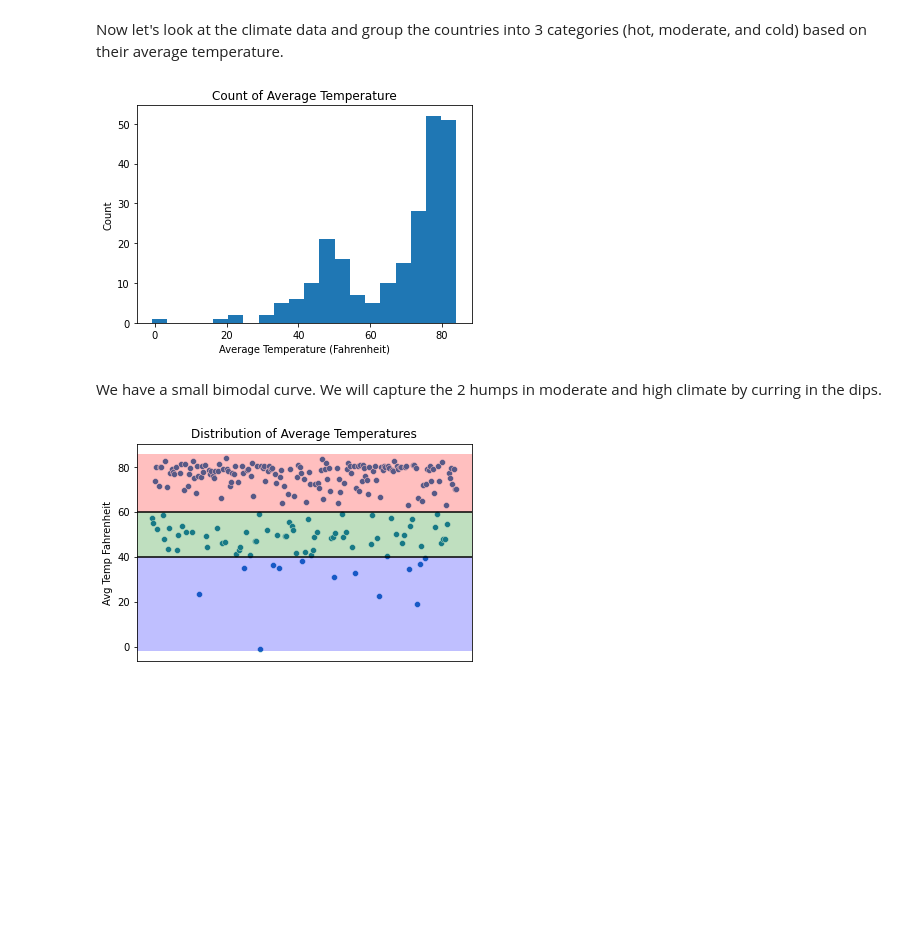
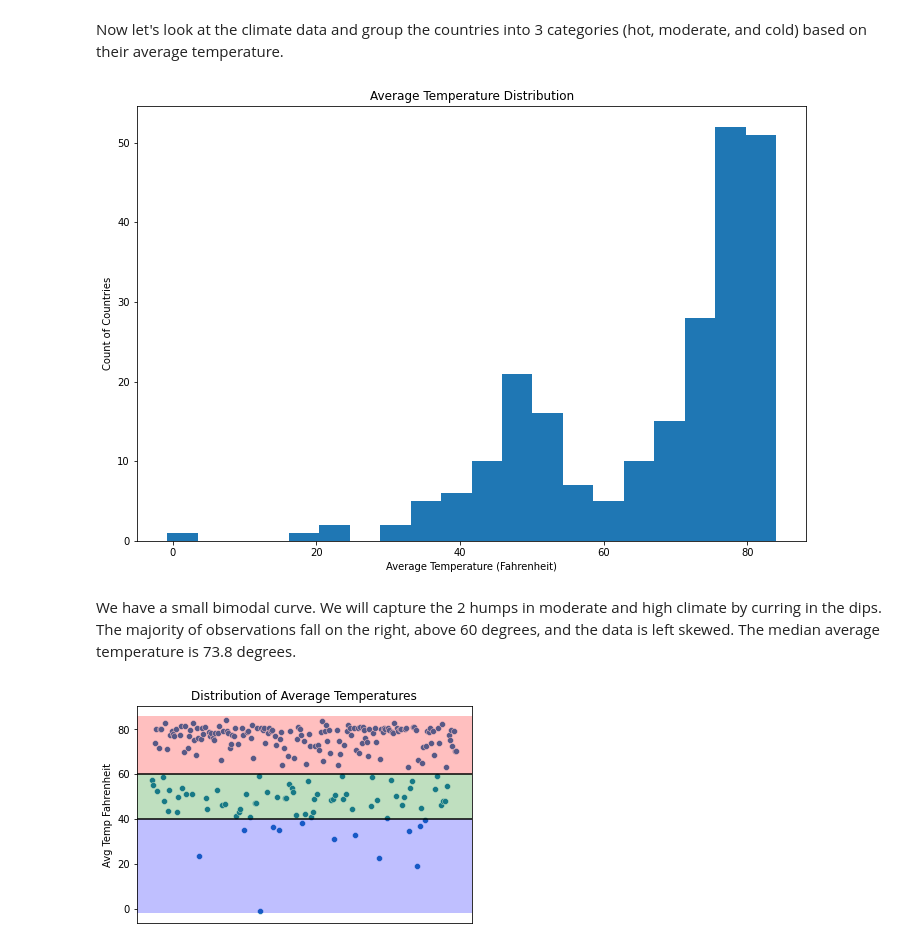
Before and after one commit to speedytmark/Draft_Project, a Jupyter notebook: TMark_ESullivan_4447_Final_Project_Olympics.ipynb, the cells around one changed output. Cells and saved outputs as stored; diff of their text form; code cells hidden in the pictures; blank space fills up the shorter version.

Commit message:
Standardized plots and cleaned up formatting

```diff
--- a/TMark_ESullivan_4447_Final_Project_Olympics.ipynb
+++ b/TMark_ESullivan_4447_Final_Project_Olympics.ipynb
@@ -693,8 +693,8 @@ temp[temp['AverageTemperature'].isnull()].groupby('Date').count()
 # %% [markdown]
 222 of 243 of the observations for 9/1/2013 contain missing temperature values. This could indicate incomplete data for 9/1/2013. Due to the high rate of missing values for 9/1/2013 and it being the last date in the data set, we will drop observations related to September 2013.
 # %%
-temp=temp[temp['Date']!='2013-09-01']
-temp['AverageTemperature'].isnull().sum()
+temperature=temperature[temperature['Date']!='2013-09-01']
+temperature['AverageTemperature'].isnull().sum()
 # %% [output]
 828
 # %% [markdown]
@@ -749,11 +749,11 @@ To resolve the issue of seasonality in the data, we could fill them with the ave
 After considering these option, and keeping in mind we would ultimately be averaging the full data for each country,we decided the best solution would be to simply drop the remaining missing values.
 # %%
 # Drop NAs
-temp.dropna(inplace=True)
+temperature.dropna(inplace=True)
 
 # Drop the Old dt Column with String Date
-temp.drop(columns='dt', inplace=True)
-temp.info()
+temperature.drop(columns='dt', inplace=True)
+temperature.info()
 # %% [output]
 <class 'pandas.core.frame.DataFrame'>
 Index: 328797 entries, 1874 to 577460
@@ -770,8 +770,8 @@ memory usage: 12.5+ MB
 Temperature is currently in Celcius. Let's convert it to Fahrenheit.
 # %%
 #Convert Temperature to Fahrenheit
-temp['Avg Temp Fahrenheit']=temp['AverageTemperature'].apply(lambda x: (x*1.8)+32)
-temp.head()
+temperature['Avg Temp Fahrenheit']=temperature['AverageTemperature'].apply(lambda x: (x*1.8)+32)
+temperature.head()
 # %% [output]
 |  | AverageTemperature | AverageTemperatureUncertainty | Country | Date | Avg Temp Fahrenheit |
 | 1874 | -3.026 | 0.538 | Åland | 1900-01-01 | 26.5532 |
@@ -782,8 +782,8 @@ temp.head()
 # %% [markdown]
 Now let's calculate the average temperature for each country.
 # %%
-#Calculate average temp for each country
-country_temps=temp.groupby('Country')['Avg Temp Fahrenheit'].mean()
+#Calculate average temperature for each country
+country_temps=temperature.groupby('Country')['Avg Temp Fahrenheit'].mean()
 country_temps
 print(country_temps.nlargest(10))
 print(country_temps.nsmallest(10))
@@ -1111,15 +1117,16 @@ Larysa Semenivna Latynina has won the most medals for women with 18! See compete
 Now let's look at the climate data and group the countries into 3 categories (hot, moderate, and cold) based on their average temperature.
 # %%
 # Histogram of Average Temperature
+plt.figure(figsize=(12, 8))
 plt.hist(country_temps, bins=20)
 plt.xlabel('Average Temperature (Fahrenheit)')
-plt.ylabel('Count')
-plt.title('Count of Average Temperature')
+plt.ylabel('Count of Countries')
+plt.title('Average Temperature Distribution')
 plt.show()
 # %% [output]
-[figure, old version]
+[figure, new version]
 # %% [markdown]
-We have a small bimodal curve. We will capture the 2 humps in moderate and high climate by curring in the dips.
+We have a small bimodal curve. We will capture the 2 humps in moderate and high climate by curring in the dips. The majority of observations fall on the right, above 60 degrees, and the data is left skewed. The median average temperature is 73.8 degrees.
 # %%
 #Scatterplot with potential climate category lines
 sns.scatterplot(data=country_temps)
```
Also changed, not shown: parts of 54 cells of this notebook.
